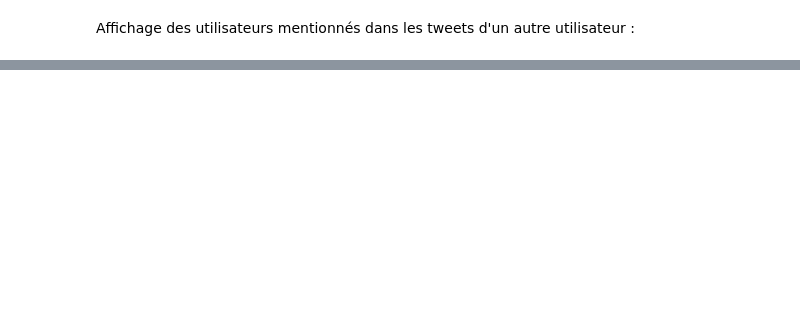
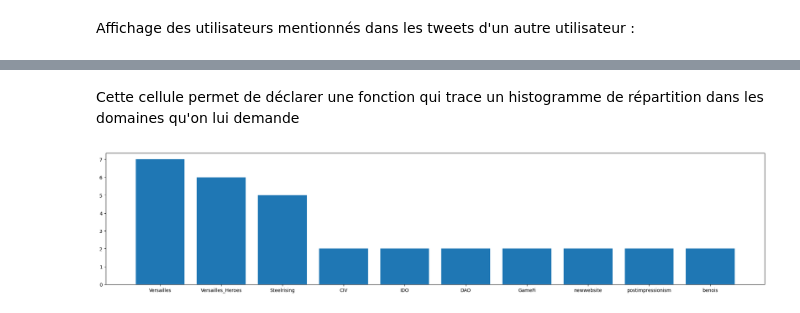
Before and after one commit to uvsq22102587/ProjetAnalyseDeDonnees, a Jupyter notebook: Notebook Final.ipynb, the cells around one changed output, grey strips where cells are left out. Drawn from its saved outputs; the diff is of its cells as text; code cells hidden in the pictures; blank space fills up the shorter version.

```diff
--- a/Notebook Final.ipynb
+++ b/Notebook Final.ipynb
@@ -11,0 +14,3 @@ pdTweet
+# %%
+# S'il vous plaît, évitez de prendre cette clé...
+bearer_token = "AAAAAAAAAAAAAAAAAAAAALlvjwEAAAAA25TEUnT2N8eEELc9gfzSEg3leKU%3Dhn4wDQCAuim5DVV58EDOYRPaYfwIgRwjiUpGYSfp5lpXaFd58N"
@@ -173,3 +344,5 @@ pdTweetFiltre["sentiment"] = analysis_sentiment(pdTweetFiltre)
+# %%
+pdTweetFiltre = pd.read_json("zone_atterissage.json")
 # %% [markdown]
 Affichage des tweets d'un utilisateur :
 # %%
@@ -260,28 +454,32 @@ def extraire_dict(entities:str, source:pd.DataFrame):
 # %%
 def top(k:int, source:pd.DataFrame, entities:str):
     """
-    On prend dans source (qui doit être un data frame) le podium de l'entités demandé,
+    On prend dans source (qui doit être un data frame) le dictionnaire de répartition de l'entités demandé,
     L'entité peut être les hashtags, les utilisateurs, les topics ou encore les mentions.
-    On réutilise la fonction créer avant pour obtenir le dictionnaire, puis on applique le trie
-    pour afficher le top.
+    Puis on applique le trie pour afficher le top.
     """
     dict_Entities = extraire_dict(entities, source)
     dict_Top = {}
     # On veut le top k
     for top in range(1, k + 1):
+        # On vérifie qu'il reste encore des valeurs dans le dictionnaire
         if dict_Entities.values().__len__() != 0:
             dict_Top[top] = []
+            # Permet de voir l'entité la plus représenté
             maxRepresenter = max(dict_Entities.values())
+            # On vérifie chaque valeur du dictionnaire pour savoir si elle est égal au max
+            # Si c'est le cas, on la stocke dans une liste
             for key, values in dict_Entities.items():
                 if values == maxRepresenter:
                     dict_Top[top].append(key)
+            # On enlève les entités déjà classé pour qu'elles ne réapparaissent plus.
             for candidat in dict_Top[top]:
                 del dict_Entities[candidat]
     dataFrame_Top = pd.DataFrame()
-    for top, hashtags in dict_Top.items():
+    for top, entities in dict_Top.items():
         # Pour éviter les problèmes de tailles de colonnes, on va créer un df éphémère à chaque fois
         dfEphemere = pd.DataFrame()
-        dfEphemere[top] = pd.Series(hashtags)
+        dfEphemere[top] = pd.Series(entities)
         # Puis on va le joindre à l'ancien df.
         dataFrame_Top = pd.concat([dataFrame_Top, dfEphemere], join="outer", axis=1)
     return dataFrame_Top
@@ -301,0 +506,34 @@ nbr_publi("CIV", pdTweetFiltre, domaine="hashtags")
+# %% [markdown]
+Cette cellule permet de déclarer une fonction qui trace un histogramme de répartition dans les domaines qu'on lui demande
+# %%
+from matplotlib import pyplot as plt
+
+
+def graph(categorie: str, source:pd.DataFrame, top:int = 0):
+    """"
+    Fonction qui crée un graphe de la répartition des tweet dans un domaine
+    (Topics, mentions, hashtags ou author).
+    La variable top permet de réduire les données en donnant les meilleurs uniquement
+    (si on indique 4: top 4).
+    """
+    #On extrait le dictionnaire qui contient la répartition des tweet.
+    extract= list(extraire_dict(categorie, source).items())
+    #On la trie en fonction des valeurs qu'elle contient (et non par ordre alphabétique)
+    #Pour cela on utilise l'argument key, qui cible le deuxième élement du tuple clé, valeur
+    extract.sort(key= lambda y: y[1], reverse=True)
+    # Si l'utilisateur a spécifié un top, on restreint les données à celui-ci.
+    if top != 0:
+        extract = extract[:top]
+    # On crée ensuite deux liste contenant les valeurs en abcisses (clé) et en ordonnées (quantité).
+    x = []
+    h = []
+    for theme, valeur in extract:
+        x.append(theme)
+        h.append(valeur)
+    plt.figure(figsize=(25,5))
+    plt.bar(x,h)
+
+
+graph("hashtags", pdTweetFiltre, 10)
+# %% [output]
+[figure, added]
```
Also changed, not shown: parts of 41 cells of this notebook, 5 other files.
